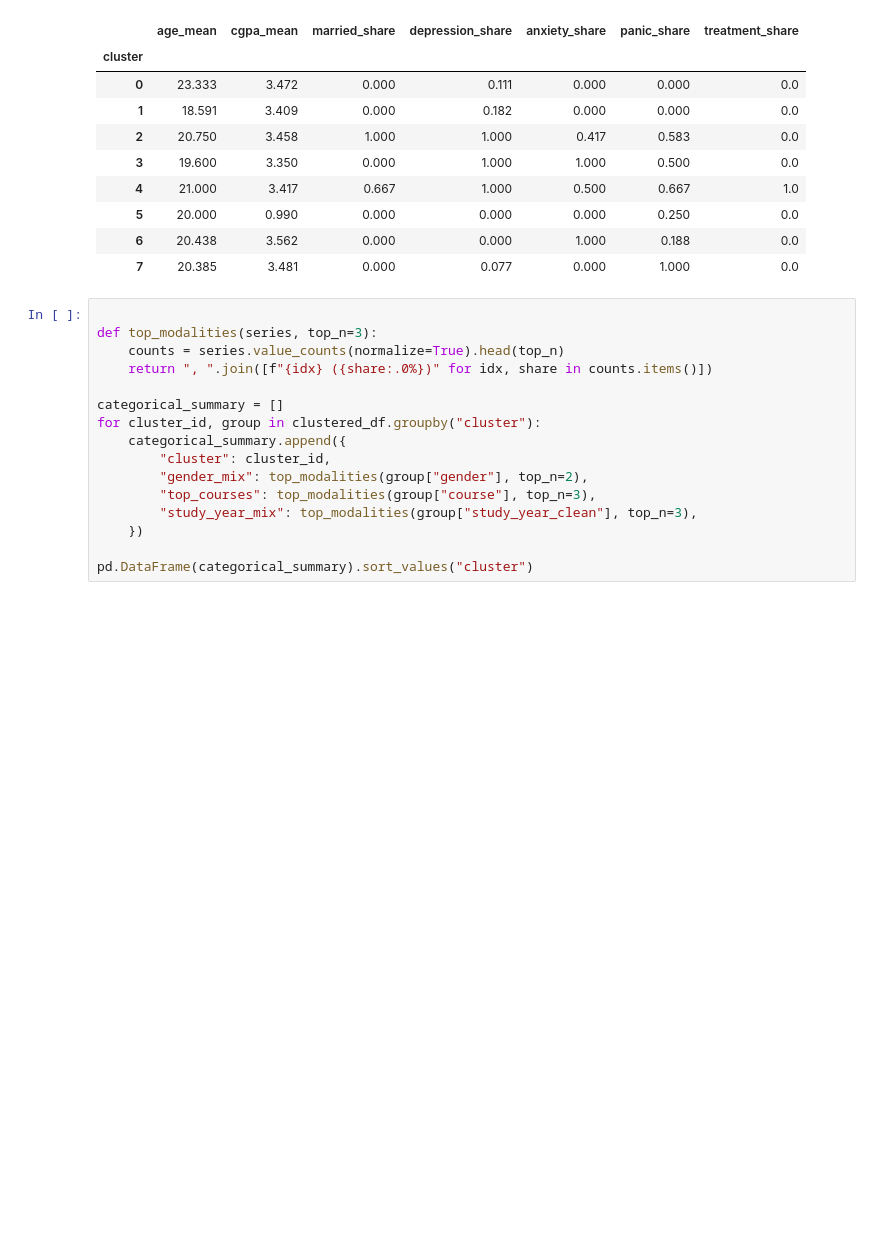
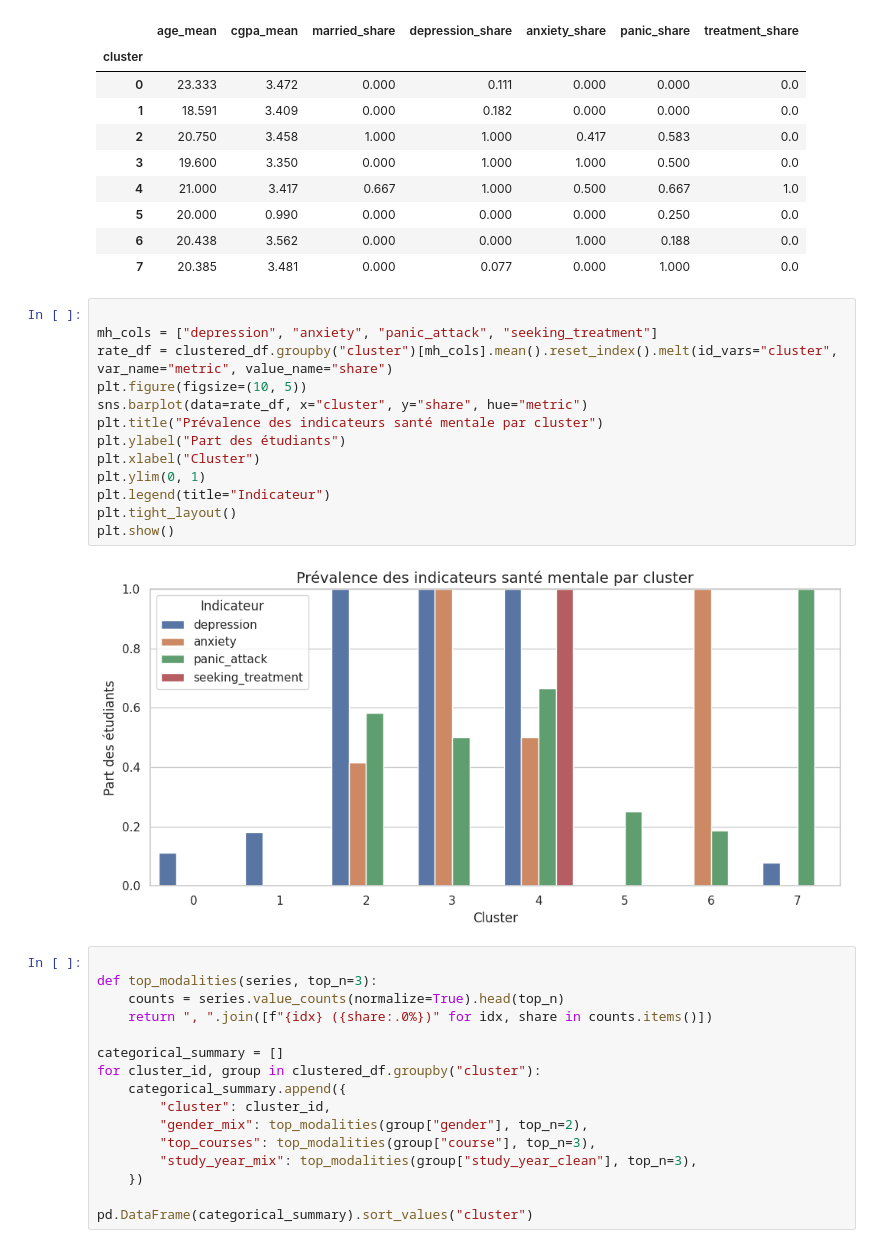
Before and after one commit to yacoubasawadogo/kmeans-ifoad-groupe6, a Jupyter notebook: notebooks/kmeans_student_mental_health.ipynb, the cells around one changed output. Saved outputs shown, nothing was run; the diff lists cells and outputs as text; blank space fills up the shorter version.

```diff
--- a/notebooks/kmeans_student_mental_health.ipynb
+++ b/notebooks/kmeans_student_mental_health.ipynb
@@ -395,6 +453,21 @@ cluster_profiles
 | 5 | 20.000 | 0.990 | 0.000 | 0.000 | 0.000 | 0.250 | 0.0 |
 | 6 | 20.438 | 3.562 | 0.000 | 0.000 | 1.000 | 0.188 | 0.0 |
 | 7 | 20.385 | 3.481 | 0.000 | 0.077 | 0.000 | 1.000 | 0.0 |
+# %%
+
+mh_cols = ["depression", "anxiety", "panic_attack", "seeking_treatment"]
+rate_df = clustered_df.groupby("cluster")[mh_cols].mean().reset_index().melt(id_vars="cluster", var_name="metric", value_name="share")
+plt.figure(figsize=(10, 5))
+sns.barplot(data=rate_df, x="cluster", y="share", hue="metric")
+plt.title("Prévalence des indicateurs santé mentale par cluster")
+plt.ylabel("Part des étudiants")
+plt.xlabel("Cluster")
+plt.ylim(0, 1)
+plt.legend(title="Indicateur")
+plt.tight_layout()
+plt.show()
+# %% [output]
+[figure, added]
 # %%
 
 def top_modalities(series, top_n=3):
```
Also changed, not shown: parts of 6 cells of this notebook.
